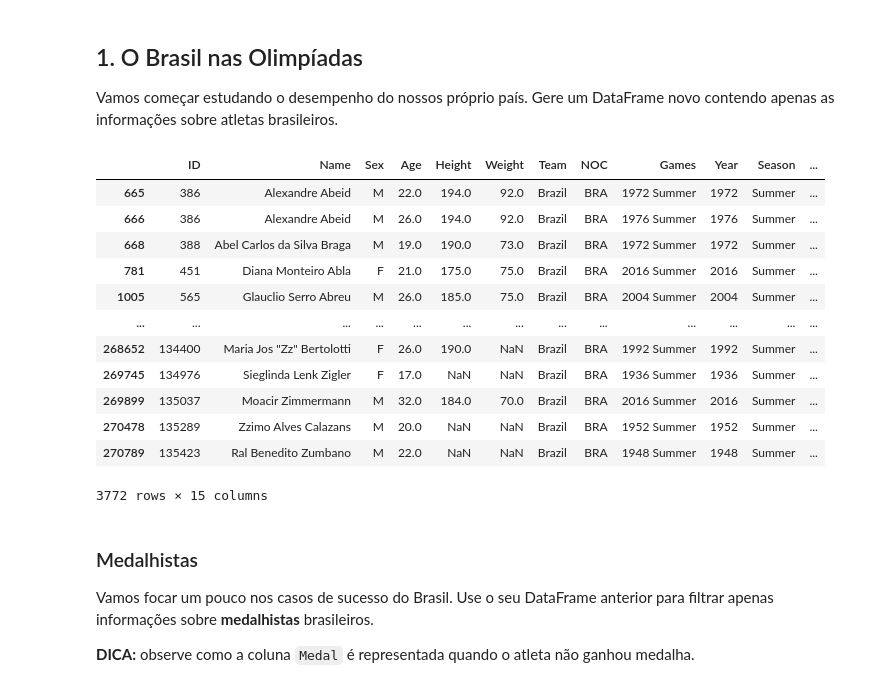
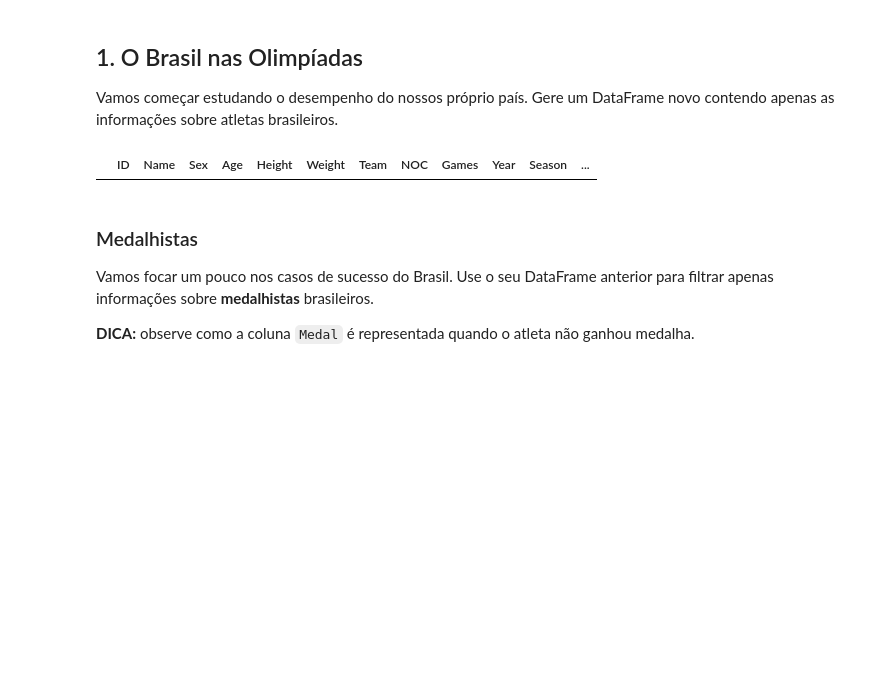
Before and after one commit to VictorBTaveira/Projeto-2-Pandas, a Jupyter notebook: Projeto - Pandas .ipynb, the cells around one changed output. Cells and saved outputs as stored; diff of their text form; code cells hidden in the pictures; blank space fills up the shorter version.

```diff
--- a/Projeto - Pandas .ipynb
+++ b/Projeto - Pandas .ipynb
@@ -18,24 +18,12 @@ Vamos começar estudando o desempenho do nossos próprio país. Gere um DataFram
 # %%
 import pandas as pd
 #df = pd.read_csv(r'C:\Users\Samsung\Desktop\Vida\Carreira\cientista de dados\lets code\exs\Listas\athlete_events.csv')
 df = pd.read_csv(r'athlete_events.csv')
-df_brasil = df.loc[df['Team'] == 'Brazil']
+df_brasil = df.loc[df['Team'] == 'NOC']
 
 df_brasil
 # %% [output]
 |  | ID | Name | Sex | Age | Height | Weight | Team | NOC | Games | Year | Season | ... |
-| 665 | 386 | Alexandre Abeid | M | 22.0 | 194.0 | 92.0 | Brazil | BRA | 1972 Summer | 1972 | Summer | ... |
-| 666 | 386 | Alexandre Abeid | M | 26.0 | 194.0 | 92.0 | Brazil | BRA | 1976 Summer | 1976 | Summer | ... |
-| 668 | 388 | Abel Carlos da Silva Braga | M | 19.0 | 190.0 | 73.0 | Brazil | BRA | 1972 Summer | 1972 | Summer | ... |
-| 781 | 451 | Diana Monteiro Abla | F | 21.0 | 175.0 | 75.0 | Brazil | BRA | 2016 Summer | 2016 | Summer | ... |
-| 1005 | 565 | Glauclio Serro Abreu | M | 26.0 | 185.0 | 75.0 | Brazil | BRA | 2004 Summer | 2004 | Summer | ... |
-| ... | ... | ... | ... | ... | ... | ... | ... | ... | ... | ... | ... | ... |
-| 268652 | 134400 | Maria Jos "Zz" Bertolotti | F | 26.0 | 190.0 | NaN | Brazil | BRA | 1992 Summer | 1992 | Summer | ... |
-| 269745 | 134976 | Sieglinda Lenk Zigler | F | 17.0 | NaN | NaN | Brazil | BRA | 1936 Summer | 1936 | Summer | ... |
-| 269899 | 135037 | Moacir Zimmermann | M | 32.0 | 184.0 | 70.0 | Brazil | BRA | 2016 Summer | 2016 | Summer | ... |
-| 270478 | 135289 | Zzimo Alves Calazans | M | 20.0 | NaN | NaN | Brazil | BRA | 1952 Summer | 1952 | Summer | ... |
-| 270789 | 135423 | Ral Benedito Zumbano | M | 22.0 | NaN | NaN | Brazil | BRA | 1948 Summer | 1948 | Summer | ... |
-3772 rows × 15 columns
 # %% [markdown]
 ### Medalhistas
 
```
